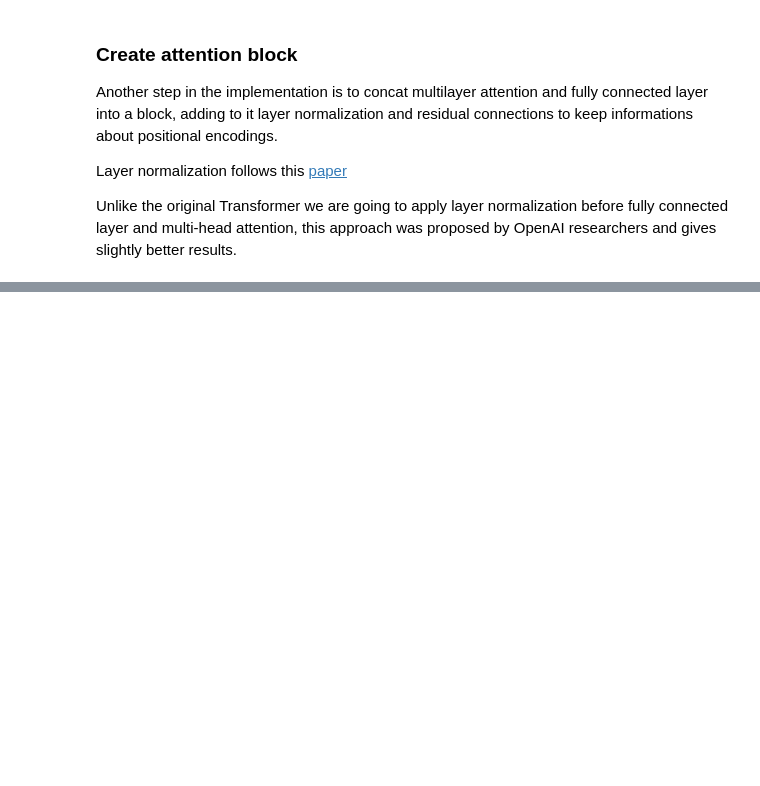
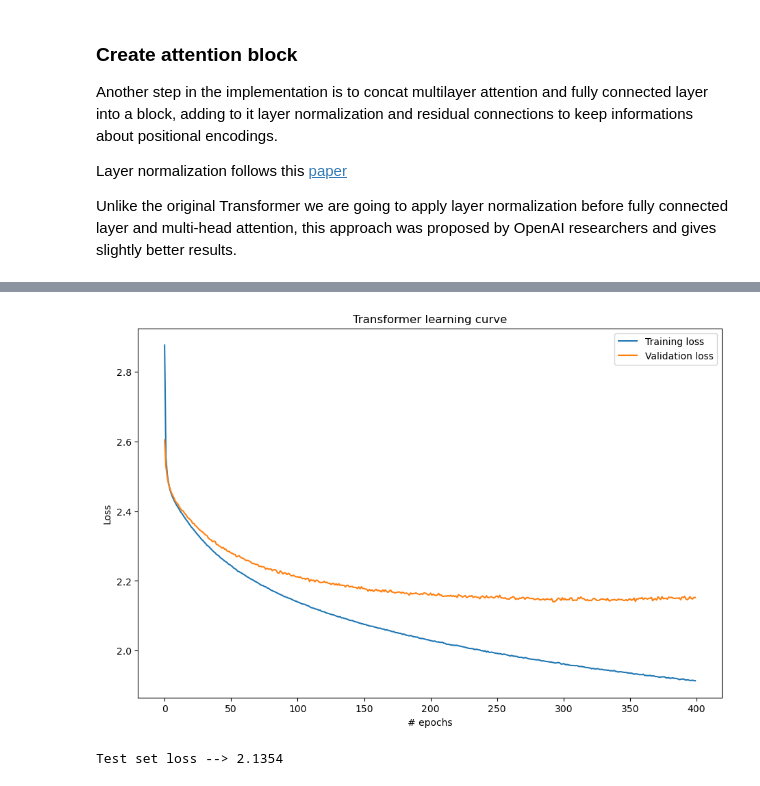
Before and after one commit to bartoszpiechnik25/NLP-learning, a Jupyter notebook: Transformers/Autoregressive_transformer_decoder_only.ipynb, the cells around one changed output, grey strips where cells are left out. Saved outputs shown, nothing was run; the diff lists cells and outputs as text; code cells hidden in the pictures; blank space fills up the shorter version.

Commit message:
Train model on polish_names dataset

```diff
--- a/Transformers/Autoregressive_transformer_decoder_only.ipynb
+++ b/Transformers/Autoregressive_transformer_decoder_only.ipynb
@@ -54,7 +56,7 @@ def positional_encoding(data: torch.Tensor, device: str = 'cpu') -> torch.Tensor
     pos_encoding[:, 0::2] = torch.sin(pos * division)
     pos_encoding[:, 1::2] = torch.cos(pos * division)
 
-    return data + pos_encoding.unsqueeze(0)
+    return pos_encoding.unsqueeze(0)
 # %% [markdown]
 ### Mulit-headed attention layer
 
@@ -332,0 +413,32 @@ Mon Feb 27 20:52:18 2023
+# %%
+transformer = Transformer()
+transformer.to('cuda')
+optimizer = torch.optim.AdamW(transformer.parameters(), lr=0.0001)
+best_val_loss: float = float('+inf')
+best_train_loss: float = float('+inf')
+val_loss: list = []
+train_loss: list = []
+epoch_counter: int = 1
+model_weights: dict = transformer.state_dict()
+# %%
+transformer.load_state_dict(model_weights)
+
+for i in range(100):
+    epoch_train_loss: float = .0
+    for j, (X, Y) in enumerate(training_loader):
+        X = X.to('cuda')
+        Y = Y.to('cuda')
+        logits, loss = transformer.forward(X, Y)
+        transformer.zero_grad(set_to_none=True)
+        loss.backward()
+        optimizer.step()
+        epoch_train_loss += loss.item()
+    train_loss.append(epoch_train_loss / (j + 1))
+    epoch_val_loss: float = validation_loop(transformer, validation_loader)
+    val_loss.append(epoch_val_loss)
+    if (epoch_val_loss < best_val_loss):
+        best_val_loss = epoch_val_loss
+        model_weights = transformer.state_dict()
+    print("\r", end='')
+    print(f"Epoch {epoch_counter} | Train loss --> {epoch_train_loss / (j + 1):.4f} | Val loss --> {epoch_val_loss:.4f} |", end='', flush=True)
+    epoch_counter += 1
@@ -332,0 +447,18 @@ Mon Feb 27 20:52:18 2023
+# %%
+def plot_learning(title: str, x_label: str, y_label: str, epochs: List[int], **kwargs) -> None:
+    plt.figure(figsize=(11,7))
+    plt.title(title)
+    plt.xlabel(x_label)
+    plt.ylabel(y_label)
+    plt.plot(epochs, kwargs['train_loss'], label="Training loss")
+    plt.plot(epochs, kwargs['validation_loss'], label="Validation loss")
+    plt.legend()
+# %%
+plot_learning("Transformer learning curve", "# epochs", "Loss", list(range(epoch_counter-1)), train_loss=train_loss, validation_loss=val_loss)
+# %% [output]
+[figure, added]
+# %%
+transformer.load_state_dict(model_weights)
+print("Test set loss --> {loss:.4f}".format(loss=validation_loop(transformer, test_loader)))
+# %% [output]
+Test set loss --> 2.1354
```
Also changed, not shown: parts of 9 cells of this notebook.
